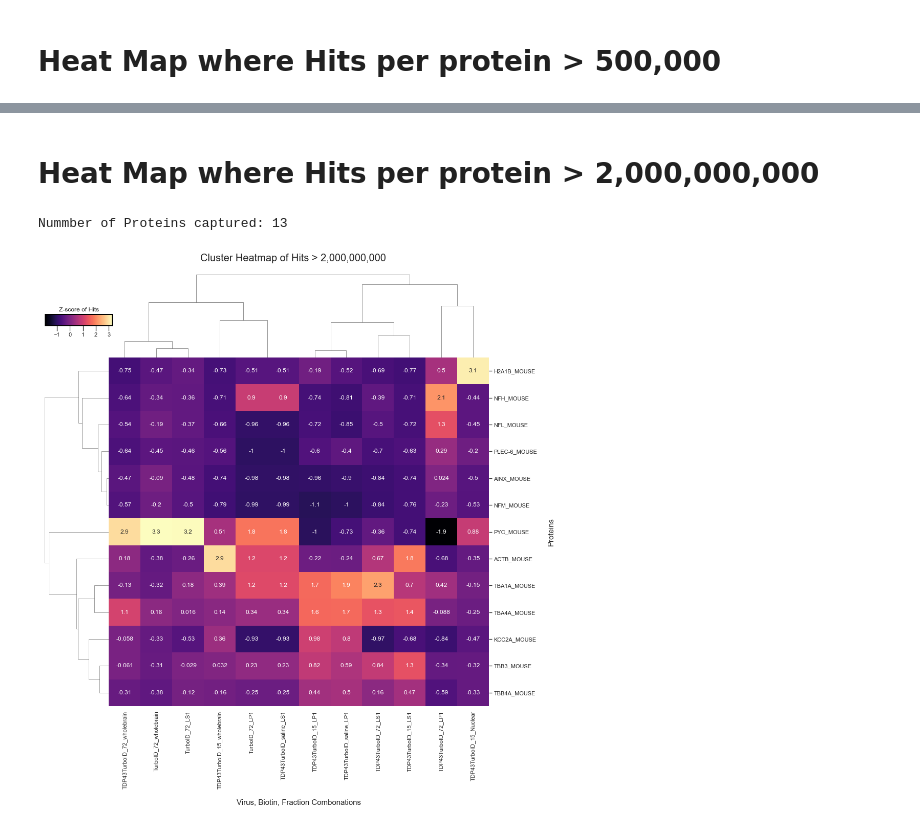
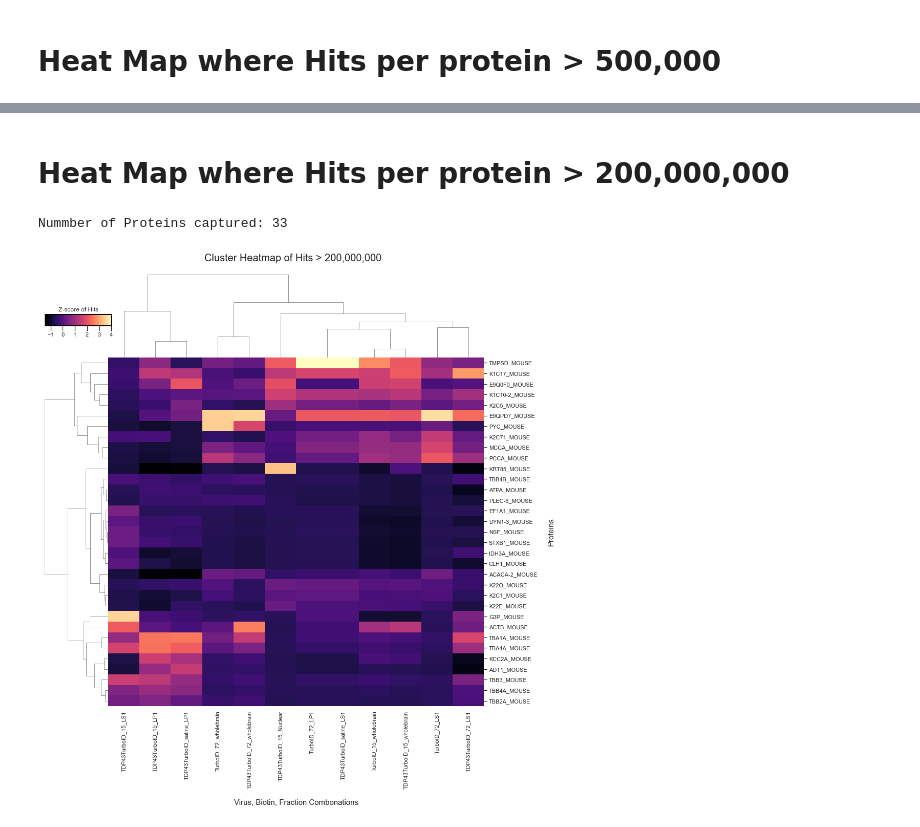
Before and after one commit to adamwbrew/Proteins, a Jupyter notebook: protein_visuals_virus_final.ipynb, the cells around one changed output, grey strips where cells are left out. Saved outputs shown, nothing was run; the diff lists cells and outputs as text; code cells hidden in the pictures.

```diff
--- a/protein_visuals_virus_final.ipynb
+++ b/protein_visuals_virus_final.ipynb
@@ -405,8 +418,8 @@ TDP43TurboID_saline_LS1 = TDP43TurboID_saline_LS1.rename(columns = {"Hits": "TDP
 
 merge_df = TurboID_72_LP1.merge(TurboID_72_wholebrain, how = "inner", on = "Protein_Name")
 merge_df = merge_df.merge(TurboID_72_LS1, how = "inner", on = "Protein_Name")
-# merge_df = merge_df.merge(TurboID_15_wholebrain, how = "inner", on = "Protein_Name")
-merge_df = merge_df.merge(TDP43TurboID_72_LP1, how = "inner", on = "Protein_Name")
+merge_df = merge_df.merge(TurboID_15_wholebrain, how = "inner", on = "Protein_Name")
+# merge_df = merge_df.merge(TDP43TurboID_72_LP1, how = "inner", on = "Protein_Name")
 merge_df = merge_df.merge(TDP43TurboID_72_wholebrain, how = "inner", on = "Protein_Name")
 merge_df = merge_df.merge(TDP43TurboID_72_LS1, how = "inner", on = "Protein_Name")
 merge_df = merge_df.merge(TDP43TurboID_15_LP1, how = "inner", on = "Protein_Name")
@@ -507,0 +506,29 @@ Nummber of Proteins captured: 4978
+# %%
+limit = 80_000_000
+
+merge_filtered_df = merge_df[(merge_df.sum(axis=1) > limit)]
+
+print("Nummber of Proteins captured:", len(merge_filtered_df))
+sns.set_theme(style='white')
+
+kws = dict(cbar_kws=dict(ticks=[-2, -1, 0, 1, 2, 3, 4, 5], orientation='horizontal'), figsize=(14,15))
+
+# Default plot
+g = sns.clustermap(merge_filtered_df, z_score= 1, cmap='magma',dendrogram_ratio = (0.15, 0.2), metric="euclidean", method = "ward",  **kws)
+
+g.fig.subplots_adjust( top = 0.95 )
+g.fig.suptitle(f'Cluster Heatmap of Hits > {limit:,}', size = 20)
+g.ax_heatmap.set_xlabel('\nVirus, Biotin, Fraction Combonations', size = 15)
+g.ax_heatmap.set_ylabel('\nProteins', size = 15)
+
+
+x0, _y0, _w, _h = g.cbar_pos
+g.ax_cbar.set_position([x0, 0.85, g.ax_row_dendrogram.get_position().width, 0.02])
+g.ax_cbar.set_title('Z-score of Hits')
+g.ax_cbar.tick_params(axis='x', length=10)
+for spine in g.ax_cbar.spines:
+    g.ax_cbar.spines[spine].set_color('black')
+    g.ax_cbar.spines[spine].set_linewidth(2)
+
+# Show the graph
+plt.show()
@@ -510,5 +540,5 @@ Nummber of Proteins captured: 4978
 # %%
-limit = 500_000_000
+limit = 100_000_000
 
 merge_filtered_df = merge_df[(merge_df.sum(axis=1) > limit)]
 
@@ -544,5 +574,5 @@ Nummber of Proteins captured: 46
 # %%
-limit = 1_000_000_000
+limit = 120_000_000
 
 merge_filtered_df = merge_df[(merge_df.sum(axis=1) > limit)]
 
@@ -576,34 +606,34 @@ Nummber of Proteins captured: 25
 # %% [markdown]
-# Heat Map where Hits per protein > 2,000,000,000
+# Heat Map where Hits per protein > 200,000,000
 # %%
-limit = 2_000_000_000
+limit = 200_000_000
 
 merge_filtered_df = merge_df[(merge_df.sum(axis=1) > limit)]
 
 print("Nummber of Proteins captured:", len(merge_filtered_df))
 
 kws = dict(cbar_kws=dict(ticks=[-2, -1, 0, 1, 2, 3, 4, 5], orientation='horizontal'), figsize=(14,15))
 sns.set_theme(style='white')
 
 # Default plot
-g = sns.clustermap(merge_filtered_df, z_score= 1, cmap='magma',dendrogram_ratio = (0.15, 0.2), metric="euclidean", method = "ward", annot = True, **kws)
+g = sns.clustermap(merge_filtered_df, z_score= 1, cmap='magma',dendrogram_ratio = (0.15, 0.2), metric="euclidean", method = "ward", **kws)
 
 g.fig.subplots_adjust( top = 0.95 )
 g.fig.suptitle(f'Cluster Heatmap of Hits > {limit:,}', size = 20)
 g.ax_heatmap.set_xlabel('\nVirus, Biotin, Fraction Combonations', size = 15)
 g.ax_heatmap.set_ylabel('\nProteins', size = 15)
 
 
 x0, _y0, _w, _h = g.cbar_pos
 g.ax_cbar.set_position([x0, 0.85, g.ax_row_dendrogram.get_position().width, 0.02])
 g.ax_cbar.set_title('Z-score of Hits')
 g.ax_cbar.tick_params(axis='x', length=10)
 for spine in g.ax_cbar.spines:
     g.ax_cbar.spines[spine].set_color('black')
     g.ax_cbar.spines[spine].set_linewidth(2)
 
 # Show the graph
 plt.show()
 # %% [output]
-Nummber of Proteins captured: 13
+Nummber of Proteins captured: 33
-[figure, old version]
+[figure, new version]
```
Also changed, not shown: parts of 17 cells of this notebook.
